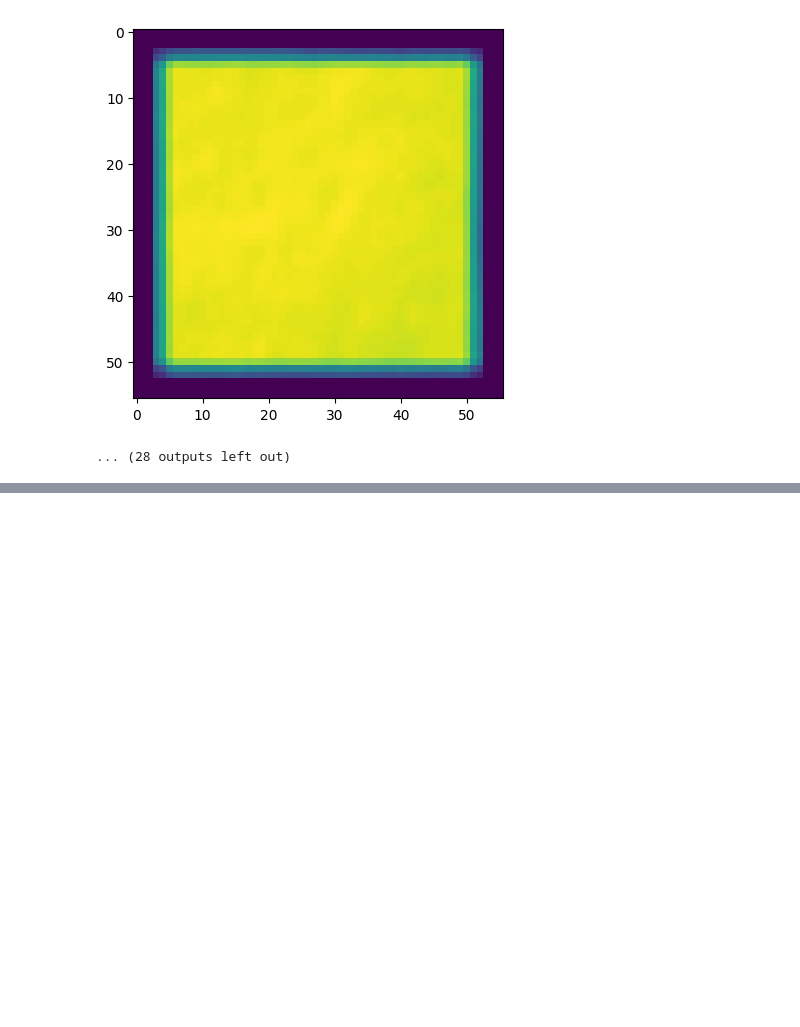
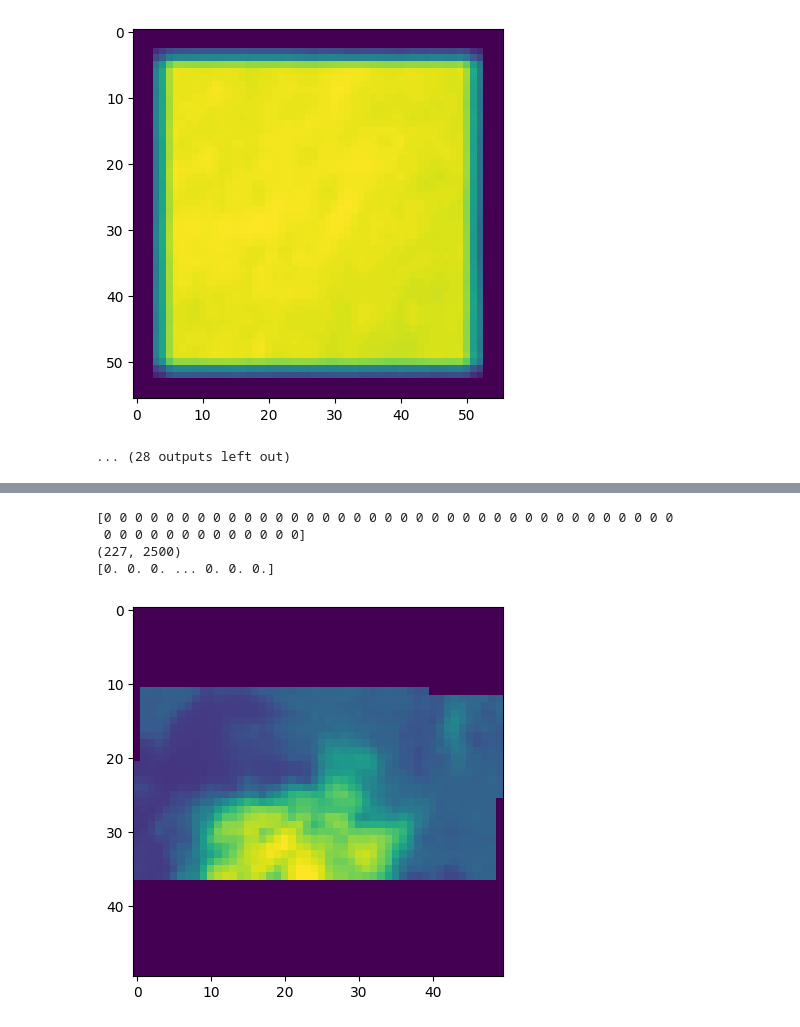
Before and after one commit to sachaRfd/Reef_Project, a Jupyter notebook: Basic Notebooks/basic_Reef_Run.ipynb, the cells around one changed output, grey strips where cells are left out. Drawn from its saved outputs; the diff is of its cells as text; code cells hidden in the pictures; blank space fills up the shorter version.

```diff
--- a/Basic Notebooks/basic_Reef_Run.ipynb
+++ b/Basic Notebooks/basic_Reef_Run.ipynb
@@ -400,0 +411,27 @@ Reconstructed:
+# %%
+import matplotlib.pyplot as plt
+
+list_test = []
+for i in range(227):
+    test_arr = np.load(f"/content/reef_data/Reef_{i}.npy", allow_pickle=True)
+    # normalized_arr = (test_arr - test_arr.min()) / (test_arr.max() - test_arr.min()) # min-max normalization
+    # scaled_arr = (normalized_arr * 255).astype(np.uint8) # scaling between 0 and 255
+    list_test.append(test_arr)
+
+list_test = np.array(list_test)
+
+# Change Nan Values to 0 or Black:
+list_test[np.isnan(list_test) == True] = 0
+print(sum(sum(np.isnan(list_test))))
+
+plt.imshow(list_test[1])
+
+list_test = list_test.reshape(227, (50)*(50)) # reshape the arrays to include the padding
+print(list_test.shape)
+print(list_test[0])
+# %% [output]
+[0 0 0 0 0 0 0 0 0 0 0 0 0 0 0 0 0 0 0 0 0 0 0 0 0 0 0 0 0 0 0 0 0 0 0 0 0
+ 0 0 0 0 0 0 0 0 0 0 0 0 0]
+(227, 2500)
+[0. 0. 0. ... 0. 0. 0.]
+[figure, added]
```
Also changed, not shown: parts of 10 cells of this notebook.
